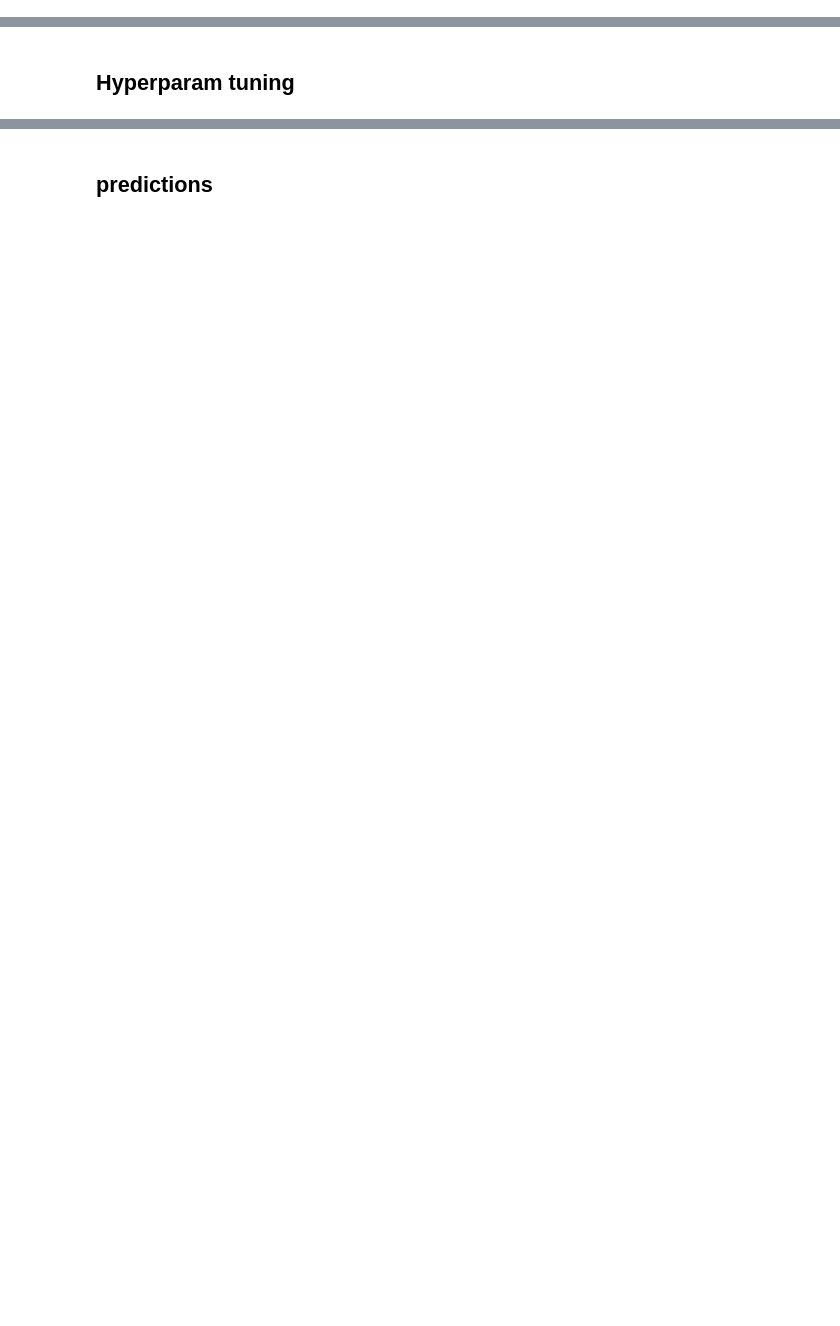
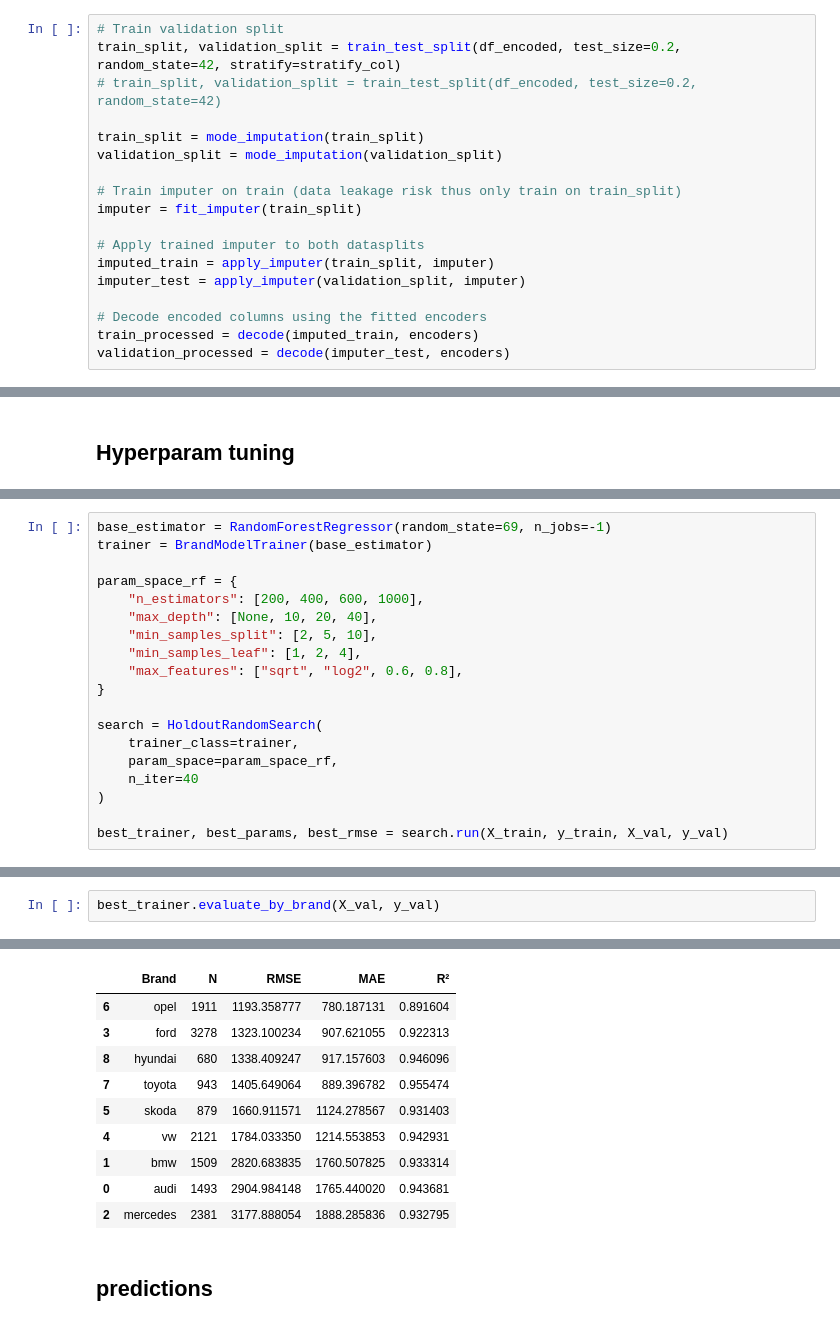
Before and after one commit to LiberoBiagi/ML_Nova_IMS_25-26, a Jupyter notebook: full_training_pipeline.ipynb, the cells around one changed output, grey strips where cells are left out. Saved outputs shown, nothing was run; the diff lists cells and outputs as text; blank space fills up the shorter version.

Commit message:
first search

```diff
--- a/full_training_pipeline.ipynb
+++ b/full_training_pipeline.ipynb
@@ -417,3 +418,21 @@ validation_processed = decode(imputer_test, encoders)
+# %%
+# Train validation split
+train_split, validation_split = train_test_split(df_encoded, test_size=0.2, random_state=42, stratify=stratify_col)
+# train_split, validation_split = train_test_split(df_encoded, test_size=0.2, random_state=42)
+
+train_split = mode_imputation(train_split)
+validation_split = mode_imputation(validation_split)
+
+# Train imputer on train (data leakage risk thus only train on train_split)
+imputer = fit_imputer(train_split)
+
+# Apply trained imputer to both datasplits
+imputed_train = apply_imputer(train_split, imputer)
+imputer_test = apply_imputer(validation_split, imputer)
+
+# Decode encoded columns using the fitted encoders
+train_processed = decode(imputed_train, encoders)
+validation_processed = decode(imputer_test, encoders)
 # %% [markdown]
 ### Workflow for Seperated Testing Dataset
 # %%
@@ -1441,0 +1537,19 @@ Selected features:
+# %%
+base_estimator = RandomForestRegressor(random_state=69, n_jobs=-1)
+trainer = BrandModelTrainer(base_estimator)
+
+param_space_rf = {
+    "n_estimators": [200, 400, 600, 1000],
+    "max_depth": [None, 10, 20, 40],
+    "min_samples_split": [2, 5, 10],
+    "min_samples_leaf": [1, 2, 4],
+    "max_features": ["sqrt", "log2", 0.6, 0.8],
+}
+
+search = HoldoutRandomSearch(
+    trainer_class=trainer,
+    param_space=param_space_rf,
+    n_iter=40
+)
+
+best_trainer, best_params, best_rmse = search.run(X_train, y_train, X_val, y_val)
@@ -1441,0 +1574,3 @@ Selected features:
+# %%
+best_trainer.evaluate_by_brand(X_val, y_val)
+# %% [output]
@@ -1442,2 +1588,12 @@ Selected features:
+|  | Brand | N | RMSE | MAE | R² |
+| 6 | opel | 1911 | 1193.358777 | 780.187131 | 0.891604 |
+| 3 | ford | 3278 | 1323.100234 | 907.621055 | 0.922313 |
+| 8 | hyundai | 680 | 1338.409247 | 917.157603 | 0.946096 |
+| 7 | toyota | 943 | 1405.649064 | 889.396782 | 0.955474 |
+| 5 | skoda | 879 | 1660.911571 | 1124.278567 | 0.931403 |
+| 4 | vw | 2121 | 1784.033350 | 1214.553853 | 0.942931 |
+| 1 | bmw | 1509 | 2820.683835 | 1760.507825 | 0.933314 |
+| 0 | audi | 1493 | 2904.984148 | 1765.440020 | 0.943681 |
+| 2 | mercedes | 2381 | 3177.888054 | 1888.285836 | 0.932795 |
 # %% [markdown]
 ## predictions
```
Also changed, not shown: parts of 20 cells of this notebook.
